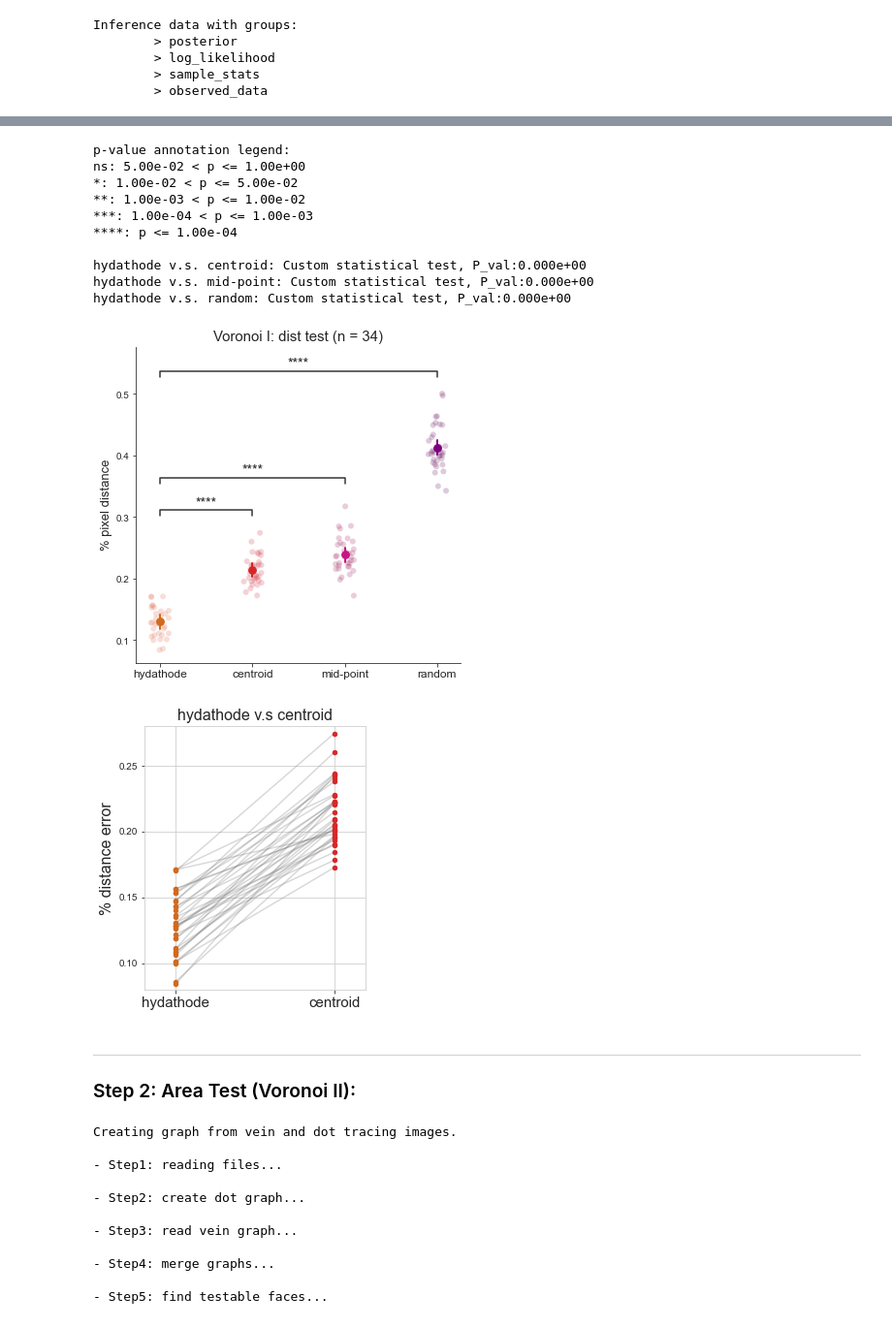
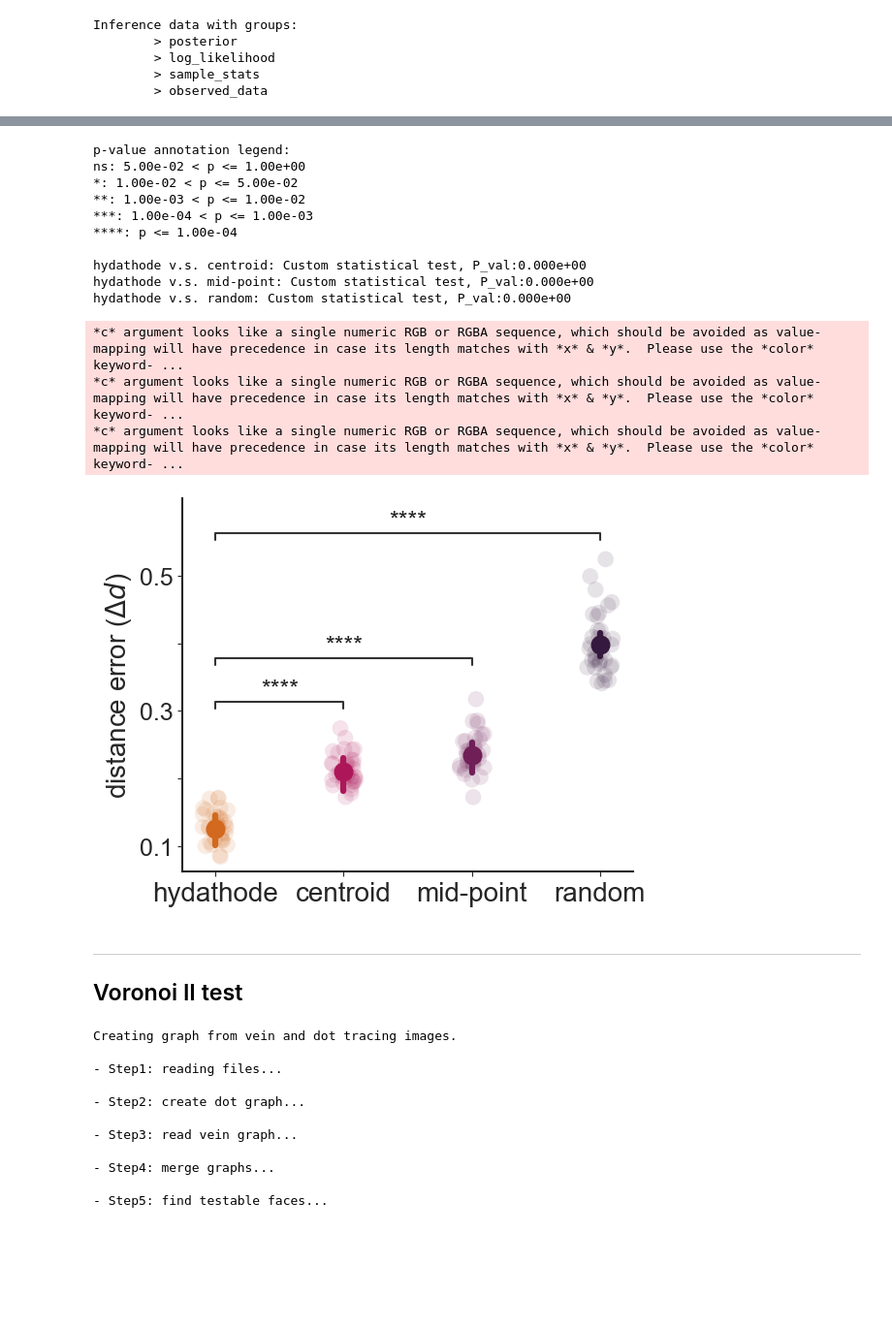
Before and after one commit to cici-xingyu-zheng/VoronoiVein, a Jupyter notebook: voronoi_tests/notebooks/voronoi_test_all_samples.ipynb, the cells around one changed output, grey strips where cells are left out. Shown: that part at 97% size. Drawn from its saved outputs; the diff is of its cells as text; code cells hidden in the pictures; blank space fills up the shorter version.

```diff
--- a/voronoi_tests/notebooks/voronoi_test_all_samples.ipynb
+++ b/voronoi_tests/notebooks/voronoi_test_all_samples.ipynb
@@ -47,6 +53,9 @@ angle_mean_arr = np.zeros([34,4])
 dist_mean_arr = np.zeros([34,4])
 # %%
 def local_error(sample):
+
+    'helper function to streamline the Voronoi I test for a single sample'
+
     G = graph_create.graph_creation(sample, dot_folder= dot_folder, vein_folder = vein_folder)
 
     print('Perform local tests... \n')
@@ -60,7 +69,7 @@ def local_error(sample):
     midpoint_rst = voronoi_local.local_test(adj_faces_mat, shared_edges_mat ,mid_in_faces)
     random_rst = voronoi_local.local_test(adj_faces_mat, shared_edges_mat, rand_in_faces)
 
-    G_dual = graph_create.make_dual(G, cent_in_faces, mid_in_faces, rand_in_faces, rst[0])
+    _ = graph_create.make_dual(G, cent_in_faces, mid_in_faces, rand_in_faces, rst[0])
 
     baseline_summary = pd.DataFrame(np.array([rst[2].iloc[0].tolist(), centroid_rst[2].iloc[0].tolist(), midpoint_rst[2].iloc[0].tolist(), random_rst[2].iloc[0].tolist()]),
                                     columns = ['angle_mean', 'angle_std', 'dist_mean', 'dist_std'],
@@ -120,7 +129,7 @@ Perform local tests...
 
 Local tests done!
 # %%
-angle_mean_df, melted_angle_mean_df = shape_dfs(angle_mean_arr, value_name = 'error')
+_, melted_angle_mean_df = shape_dfs(angle_mean_arr, value_name = 'error')
 # %% [markdown]
 #### Bayesian Linear Mixed Effects Models
 
@@ -191,6 +199,13 @@ az.summary(angle_results)
 slopes = angle_results.posterior.type.values
 intercept = angle_results.posterior.Intercept.values
 intercept = intercept.reshape((5,2000,1))
+# %%
+# set plotting colors scheme for plotting
+sns.color_palette("rocket_r")
+sns.set_style("white")
+order = ['hydathode', 'centroid', 'mid-point', 'random']
+colors = ['chocolate', sns.color_palette("rocket_r")[3], sns.color_palette("rocket_r")[4], sns.color_palette("rocket_r")[5]]
+palette = dict(zip(order, colors))
 # %%
 pvalues = [(slopes[:,:,0] <= 0).sum()/10000, (slopes[:,:,1] <= 0).sum()/10000, (slopes[:,:,2] <= 0).sum()/10000]
 pairs = [('hydathode', 'centroid'), ('hydathode', 'mid-point'), ('hydathode', 'random')]
@@ -258,2 +278,2 @@ hydathode v.s. random: Custom statistical test, P_val:0.000e+00
 # %%
-dist_mean_df, melted_dist_mean_df = shape_dfs(dist_mean_arr, value_name = 'error')
+_, melted_dist_mean_df = shape_dfs(dist_mean_arr, value_name = 'error')
@@ -315,15 +321,13 @@ intercept = intercept.reshape((5,2000,1))
 pvalues = [(slopes[:,:,0] <= 0).sum()/10000, (slopes[:,:,1] <= 0).sum()/10000, (slopes[:,:,2] <= 0).sum()/10000]
 pairs = [('hydathode', 'centroid'), ('hydathode', 'mid-point'), ('hydathode', 'random')]
 # %%
-order = ['hydathode', 'centroid', 'mid-point', 'random']
-colors = ['chocolate','tab:red', 'mediumvioletred', 'purple']
-# colors = ['C1', 'C3', 'C6', 'C4']
-sns.set_style("white")
+# plotting the subfigure for Voronoi I- distance error:
 
-fig, ax = plt.subplots(figsize = (6,6))
+fig, ax = plt.subplots(figsize = (6,5))
 
 sns.stripplot (x = 'type', y = 'error', data = melted_dist_mean_df, order = order,
-               palette = "flare", alpha = .25, size = 6, zorder=1,
+               palette = palette,
+               alpha = .12, size = 12, zorder=1,
                ax = ax)
 
 
@@ -332,7 +336,7 @@ ax, test_results = add_stat_annotation(ax, data = melted_dist_mean_df, x= 'type'
                     perform_stat_test = False,
                     pvalues = pvalues,
                     loc='inside',
-                    fontsize = 14)
+                    fontsize = 18)
 
 x = list(range(4))
 
@@ -341,71 +345,47 @@ y_higher = [np.percentile(a = intercept, q = 97.5)] + np.percentile(a = slopes +
 y = [az.summary(dist_results)['mean']['Intercept'],
            az.summary(dist_results)['mean']['Intercept'] + az.summary(dist_results)['mean']['type[centroid]'],
            az.summary(dist_results)['mean']['Intercept'] + az.summary(dist_results)['mean']['type[mid-point]'],
            az.summary(dist_results)['mean']['Intercept'] + az.summary(dist_results)['mean']['type[random]']]
 for i in range(4):
-    ax.plot([x[i], x[i]], [y_lower[i], y_higher[i]],  c = colors[i], lw = 2)
+    ax.plot([x[i], x[i]], [y_lower[i], y_higher[i]],  c = colors[i], lw = 4.5)
 for i in range(4):
-    ax.scatter(x[i], y[i],  c = colors[i], s = 60, zorder = 2)
+    ax.scatter(x[i], y[i],  c = colors[i], s = 180, zorder = 2)
 
 
-ax.set_title('Voronoi I: dist test (n = 34)', fontsize = 15)
+# ax.set_title('Voronoi I: angle test (n = 34)', fontsize = 15)
+ax.set_xticklabels(['hydathode', 'centroid', 'mid-point', 'random'], fontsize = 20)
+ax.set_xlabel(None)
+ax.set_ylabel('distance error ($\Delta d$)', fontsize = 20)
+ax.set_yticks([.1, .2, .3, .4, .5])
+ax.set_yticklabels(labels = [.1, None, .3, None, .5], fontsize = 18)
 
-# ax.set_xlabel('point sets', fontsize = 12)
-ax.set_xticklabels(['hydathode', 'centroid', 'mid-point', 'random'], fontsize = 12)
-ax.set_xlabel(None)
-ax.set_ylabel('% pixel distance', fontsize = 13)
 
 # Hide the right and top spines
 ax.spines.right.set_visible(False)
 ax.spines.top.set_visible(False)
 
 # Only show ticks on the left and bottom spines
 ax.yaxis.set_ticks_position('left')
 ax.xaxis.set_ticks_position('bottom')
+plt.setp(ax.spines.values(), linewidth=1.5)
 
 plt.show()
 # %% [output]
 p-value annotation legend:
 ns: 5.00e-02 < p <= 1.00e+00
 *: 1.00e-02 < p <= 5.00e-02
 **: 1.00e-03 < p <= 1.00e-02
 ***: 1.00e-04 < p <= 1.00e-03
 ****: p <= 1.00e-04
 
 hydathode v.s. centroid: Custom statistical test, P_val:0.000e+00
 hydathode v.s. mid-point: Custom statistical test, P_val:0.000e+00
 hydathode v.s. random: Custom statistical test, P_val:0.000e+00
+*c* argument looks like a single numeric RGB or RGBA sequence, which should be avoided as value-mapping will have precedence in case its length matches with *x* & *y*.  Please use the *color* keyword- ...
+*c* argument looks like a single numeric RGB or RGBA sequence, which should be avoided as value-mapping will have precedence in case its length matches with *x* & *y*.  Please use the *color* keyword- ...
+*c* argument looks like a single numeric RGB or RGBA sequence, which should be avoided as value-mapping will have precedence in case its length matches with *x* & *y*.  Please use the *color* keyword- ...
-[figure, old version]
+[figure, new version]
-# %%
-sns.set_style('whitegrid')
-fig, ax = plt.subplots(figsize = (4.1,5))
-ax.scatter(np.zeros(len(dist_mean_df)),dist_mean_df['hydathode'],
-            c = colors[0], zorder = 2, s = 20)
-ax.scatter(np.ones(len(dist_mean_df)),dist_mean_df['centroid'],
-           c = colors[1], zorder = 2, s = 20)
-
-# plotting the lines
-for i in range(len(dist_mean_df)):
-    ax.plot( [0, 1], [ dist_mean_df['hydathode'].loc[dist_mean_df.index[i]],  dist_mean_df['centroid'].loc[dist_mean_df.index[i]]], c='grey', alpha = .3,
-             zorder = 1)
-
-plt.xticks([0, 1], ['hydathode', 'centroid'],fontsize = 15)
-plt.yticks([.1, .15, .2, .25])
-plt.xlim([-.2, 1.2])
-plt.ylim([.08, .28])
-
-ax.set_ylabel('% distance error', fontsize = 16)
-ax.set_title('hydathode v.s centroid', fontsize = 16)
-# Hide the right and top spines
-# ax.spines.right.set_visible(False)
-# ax.spines.top.set_visible(False)
-
-# Only show ticks on the left and bottom spines
-ax.yaxis.set_ticks_position('left')
-ax.xaxis.set_ticks_position('bottom')
-# %% [output]
-[figure, removed]
 # %% [markdown]
 -------
 
-### Step 2: Area Test (Voronoi II):
+## Voronoi II test
```
Also changed, not shown: parts of 38 cells of this notebook.
